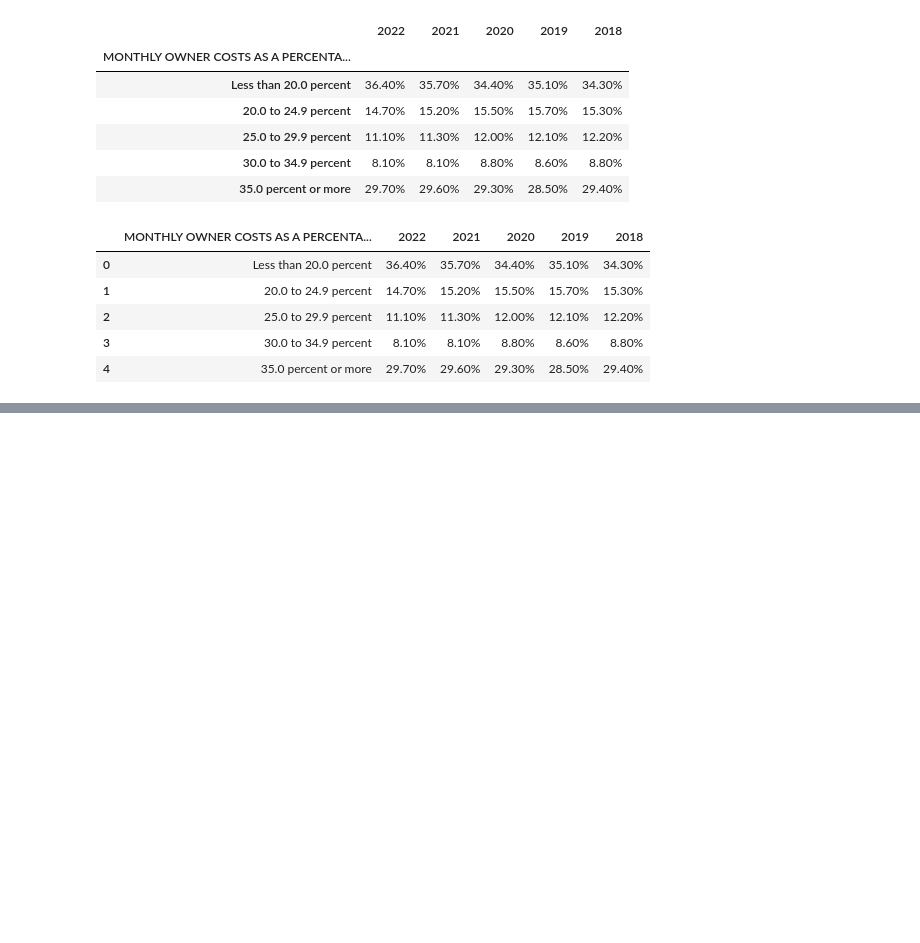
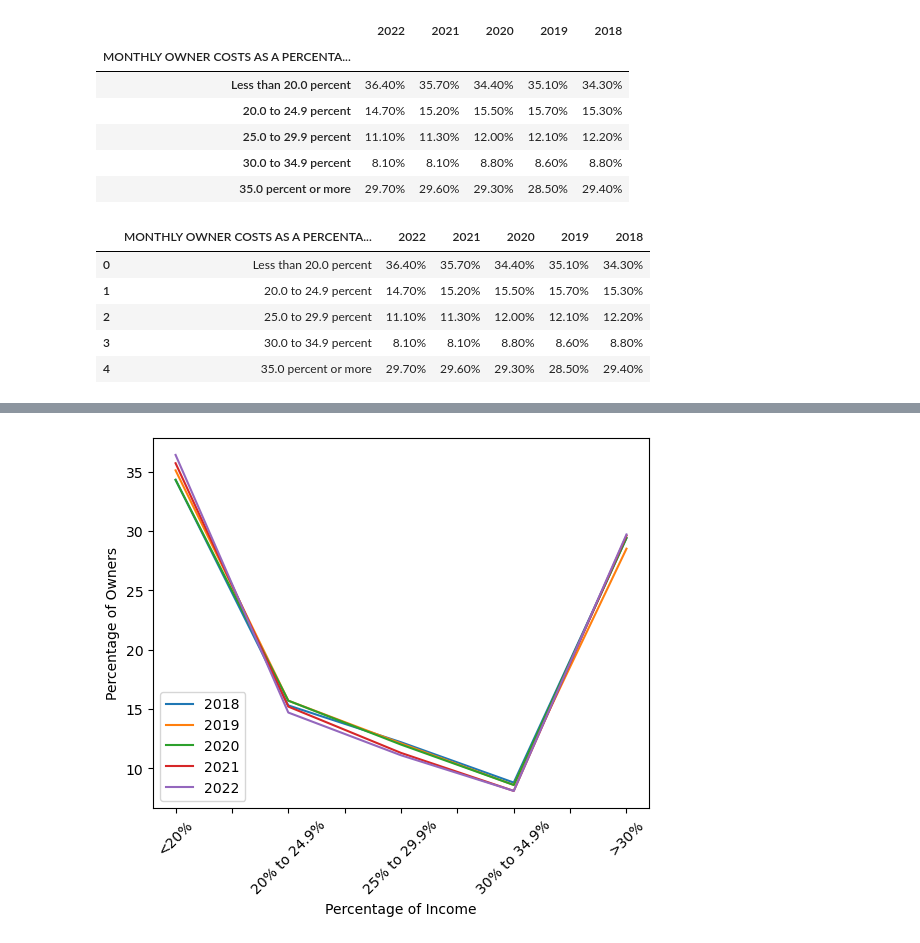
Before and after one commit to Xelven001/project_1_grp_2, a Jupyter notebook: Brianne/analysis_cleanup.ipynb, the cells around one changed output, grey strips where cells are left out. Cells and saved outputs as stored; diff of their text form; code cells hidden in the pictures; blank space fills up the shorter version.

```diff
--- a/Brianne/analysis_cleanup.ipynb
+++ b/Brianne/analysis_cleanup.ipynb
@@ -195,3 +277,10 @@ percent_of_income_df
 | 2 | 25.0 to 29.9 percent | 11.10% | 11.30% | 12.00% | 12.10% | 12.20% |
 | 3 | 30.0 to 34.9 percent | 8.10% | 8.10% | 8.80% | 8.60% | 8.80% |
 | 4 | 35.0 percent or more | 29.70% | 29.60% | 29.30% | 28.50% | 29.40% |
+# %%
+percent_data = {'2018': [34.3, 15.3, 12.2, 8.8, 29.4], '2019': [35.1, 15.7, 12.1, 8.6, 28.5], '2020': [34.3, 15.7, 12.0, 8.6, 29.4],
+                '2021': [35.7, 15.2, 11.3, 8.1, 29.6], '2022': [36.4, 14.7, 11.1, 8.1, 29.7]}
+
+percent_df = pd.DataFrame(percent_data, index=['<20%', '20% to 24.9%', '25% to 29.9%', '30% to 34.9%', '>30%'])
+percent_df.index.name = "Monthly Housing Costs as Percent of Income"
+percent_df
@@ -197,0 +295,8 @@ percent_of_income_df
+# %%
+percent_df.plot()
+plt.xticks(rotation=45)
+plt.ylabel('Percentage of Owners')
+plt.xlabel('Percentage of Income')
+plt.show()
+# %% [output]
+[figure, added]
```
Also changed, not shown: parts of 12 cells of this notebook.
